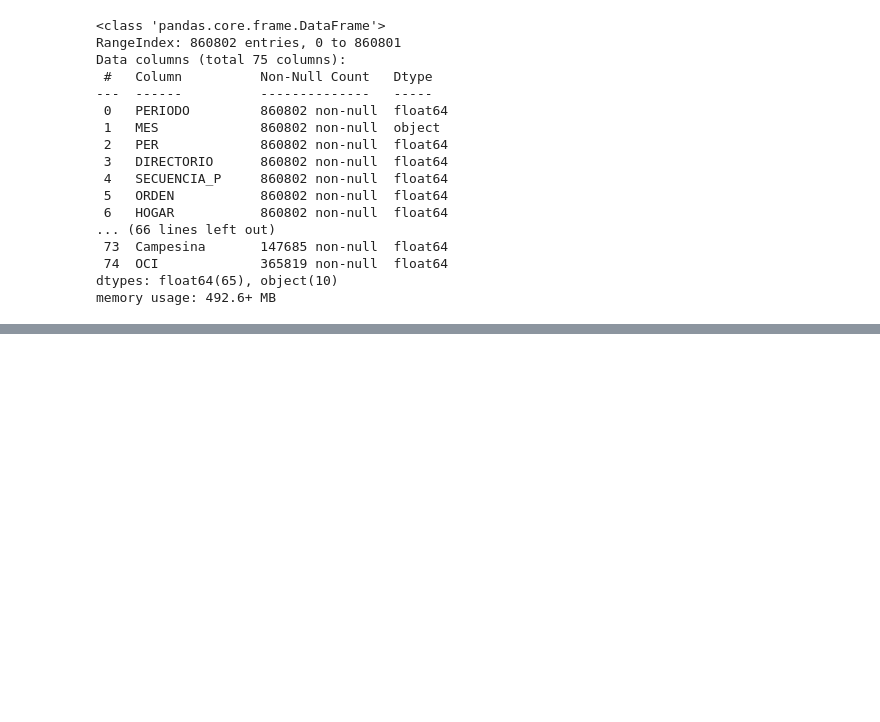
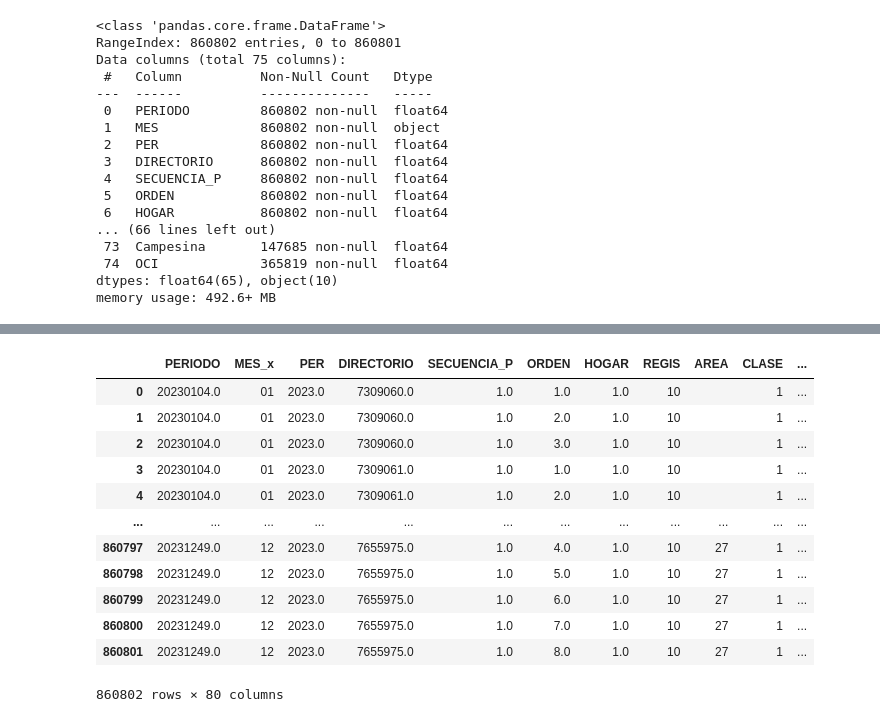
Before and after one commit to Orionshelo/ArCo, a Jupyter notebook: 2024 12 18 - Archivo DTA GEIH.ipynb, the cells around one changed output, grey strips where cells are left out. Cells and saved outputs as stored; diff of their text form; code cells hidden in the pictures; blank space fills up the shorter version.

```diff
--- a/2024 12 18 - Archivo DTA GEIH.ipynb
+++ b/2024 12 18 - Archivo DTA GEIH.ipynb
@@ -353,0 +355,16 @@ Name: a_educ, Length: 860802, dtype: float64
+# %%
+base_2023_fex
+# %% [output]
+|  | PERIODO | MES_x | PER | DIRECTORIO | SECUENCIA_P | ORDEN | HOGAR | REGIS | AREA | CLASE | ... |
+| 0 | 20230104.0 | 01 | 2023.0 | 7309060.0 | 1.0 | 1.0 | 1.0 | 10 |  | 1 | ... |
+| 1 | 20230104.0 | 01 | 2023.0 | 7309060.0 | 1.0 | 2.0 | 1.0 | 10 |  | 1 | ... |
+| 2 | 20230104.0 | 01 | 2023.0 | 7309060.0 | 1.0 | 3.0 | 1.0 | 10 |  | 1 | ... |
+| 3 | 20230104.0 | 01 | 2023.0 | 7309061.0 | 1.0 | 1.0 | 1.0 | 10 |  | 1 | ... |
+| 4 | 20230104.0 | 01 | 2023.0 | 7309061.0 | 1.0 | 2.0 | 1.0 | 10 |  | 1 | ... |
+| ... | ... | ... | ... | ... | ... | ... | ... | ... | ... | ... | ... |
+| 860797 | 20231249.0 | 12 | 2023.0 | 7655975.0 | 1.0 | 4.0 | 1.0 | 10 | 27 | 1 | ... |
+| 860798 | 20231249.0 | 12 | 2023.0 | 7655975.0 | 1.0 | 5.0 | 1.0 | 10 | 27 | 1 | ... |
+| 860799 | 20231249.0 | 12 | 2023.0 | 7655975.0 | 1.0 | 6.0 | 1.0 | 10 | 27 | 1 | ... |
+| 860800 | 20231249.0 | 12 | 2023.0 | 7655975.0 | 1.0 | 7.0 | 1.0 | 10 | 27 | 1 | ... |
+| 860801 | 20231249.0 | 12 | 2023.0 | 7655975.0 | 1.0 | 8.0 | 1.0 | 10 | 27 | 1 | ... |
+860802 rows × 80 columns
```
Also changed, not shown: parts of 12 cells of this notebook.
